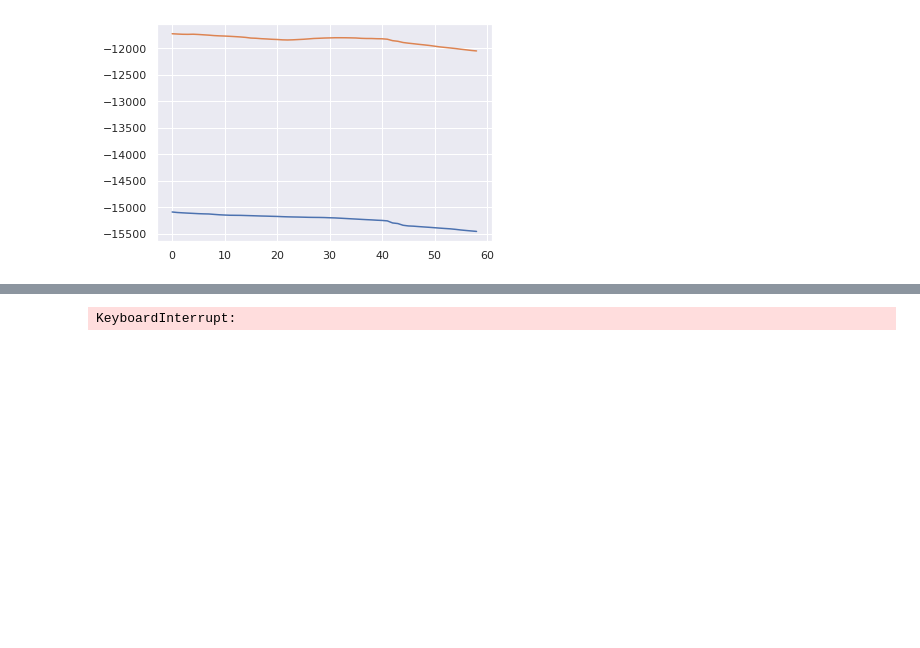
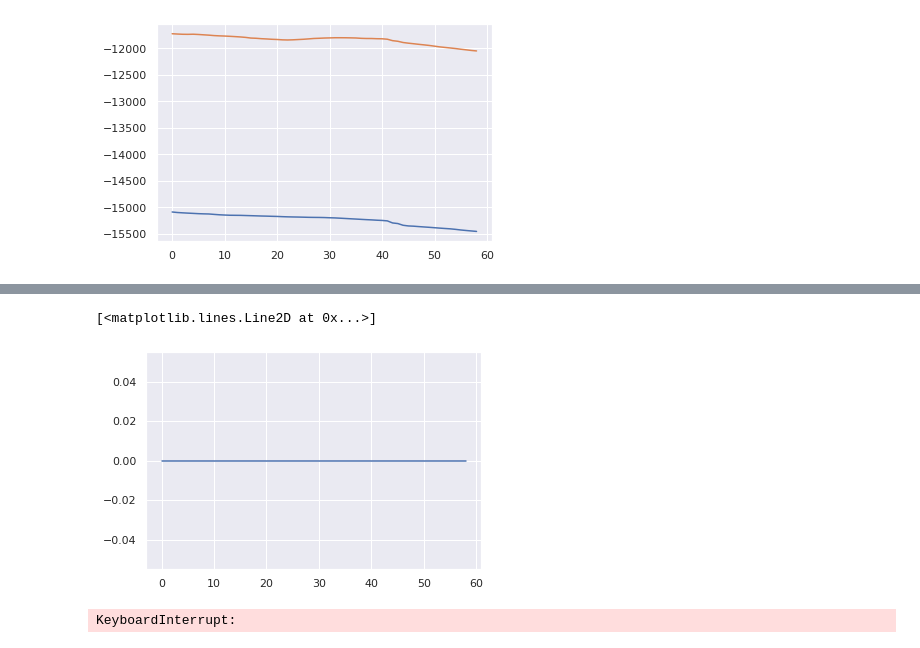
Before and after one commit to spaceonion1001/LD-CPD, a Jupyter notebook: notebooks/Stocks_CPD.ipynb, the cells around one changed output, grey strips where cells are left out. Cells and saved outputs as stored; diff of their text form; code cells hidden in the pictures; blank space fills up the shorter version.

```diff
--- a/notebooks/Stocks_CPD.ipynb
+++ b/notebooks/Stocks_CPD.ipynb
@@ -865,2 +938,7 @@ LinAlgError: Singular matrix
+# %%
+plt.plot(p_vals)
+# %% [output]
+[<matplotlib.lines.Line2D at 0x...>]
+[figure, added]
 # %%
 lrt_vals, p_vals = LRT_all_coeffs_first_order(data_total, M=M, dim=dim, H_s=H_s,
```
Also changed, not shown: parts of 24 cells of this notebook, 2 other files.
